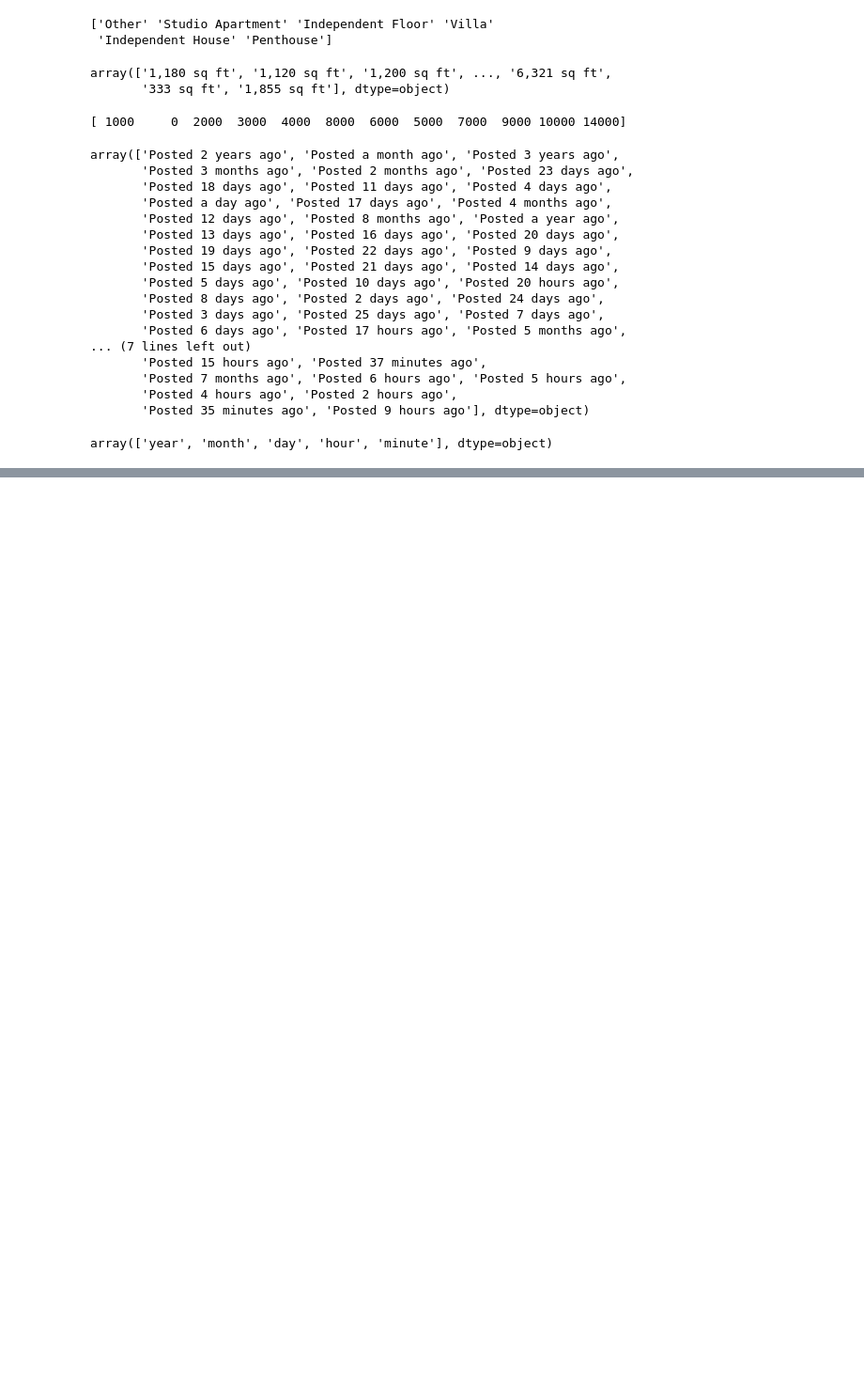
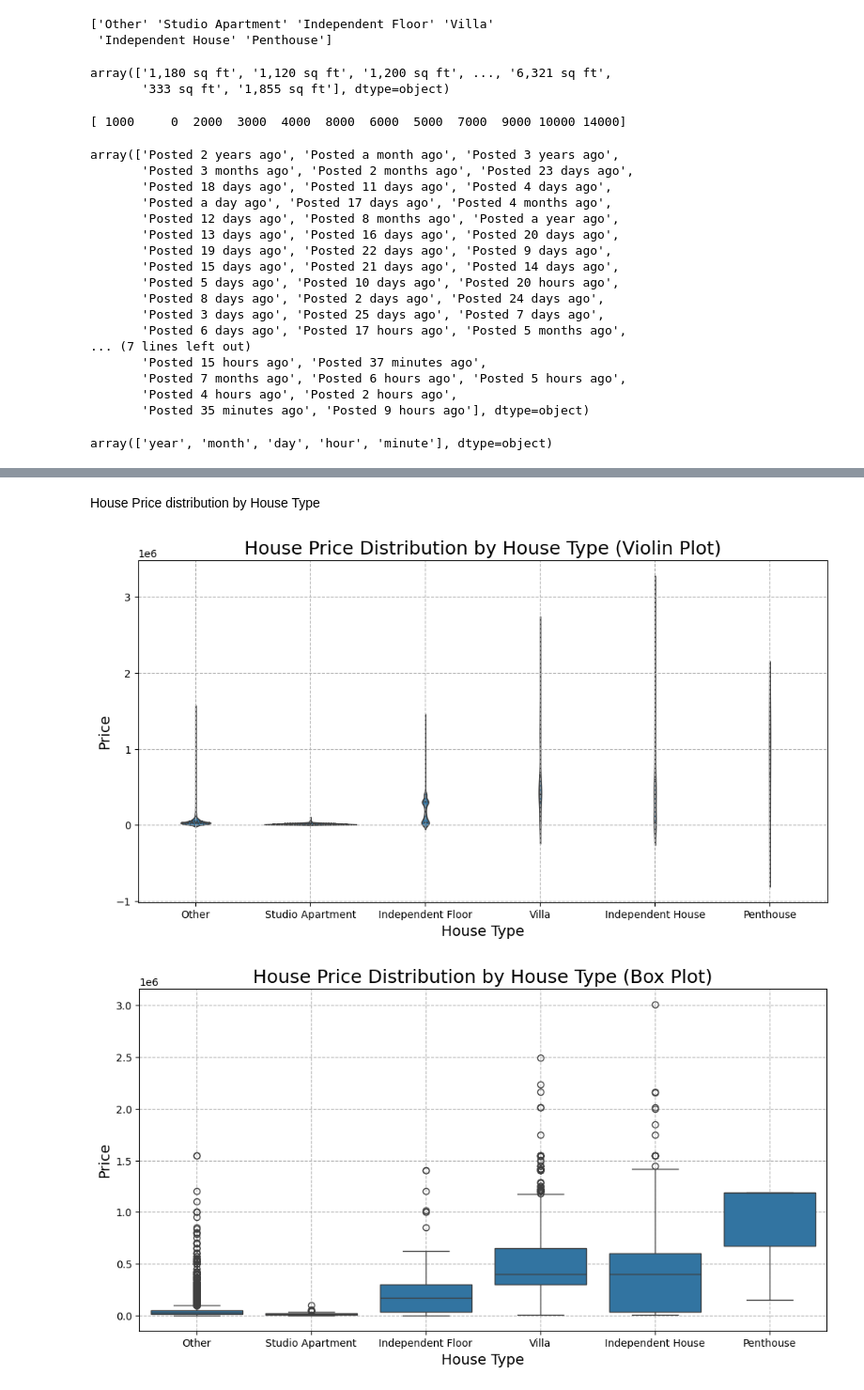
Before and after one commit to prkshayush/house-price-prediction, a Jupyter notebook: main.ipynb, the cells around one changed output, grey strips where cells are left out. Shown at 94% size. Saved outputs shown, nothing was run; the diff lists cells and outputs as text; code cells hidden in the pictures; blank space fills up the shorter version.

```diff
--- a/main.ipynb
+++ b/main.ipynb
@@ -202,0 +289,26 @@ array(['year', 'month', 'day', 'hour', 'minute'], dtype=object)
+# %% [markdown]
+House Price distribution by House Type
+# %%
+plt.figure(figsize=(12, 6))
+sns.violinplot(x='normalize_house_type', y='price', data=data_for_EDA, inner='quartile')
+plt.title('House Price Distribution by House Type (Violin Plot)',fontsize=18)
+plt.xlabel('House Type', fontsize=14)
+plt.ylabel('Price', fontsize=14)
+plt.xticks(rotation=0, fontsize=10)
+plt.yticks(fontsize=10)
+plt.grid(linestyle='--')
+plt.show()
+
+# House Price Distribution by House Type (Box Plot)
+plt.figure(figsize=(12, 6))
+sns.boxplot(x='normalize_house_type', y='price', data=data_for_EDA)
+plt.title('House Price Distribution by House Type (Box Plot)', fontsize=18)
+plt.xlabel('House Type', fontsize=14)
+plt.ylabel('Price', fontsize=14)
+plt.xticks(rotation=0, fontsize=10)
+plt.yticks(fontsize=10)
+plt.grid(linestyle='--')
+plt.show()
+# %% [output]
+[figure, added]
+[figure, added]
```
Also changed, not shown: parts of 20 cells of this notebook, 2 other files.
